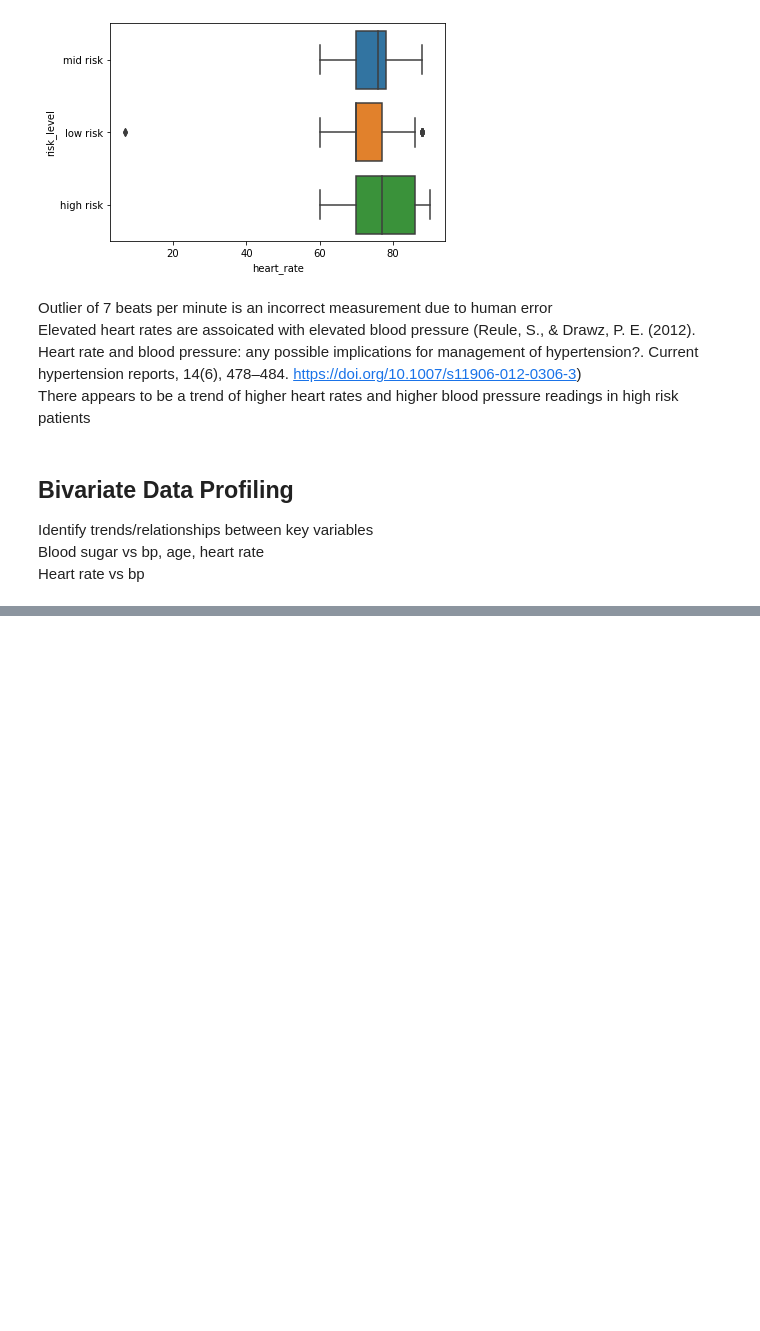
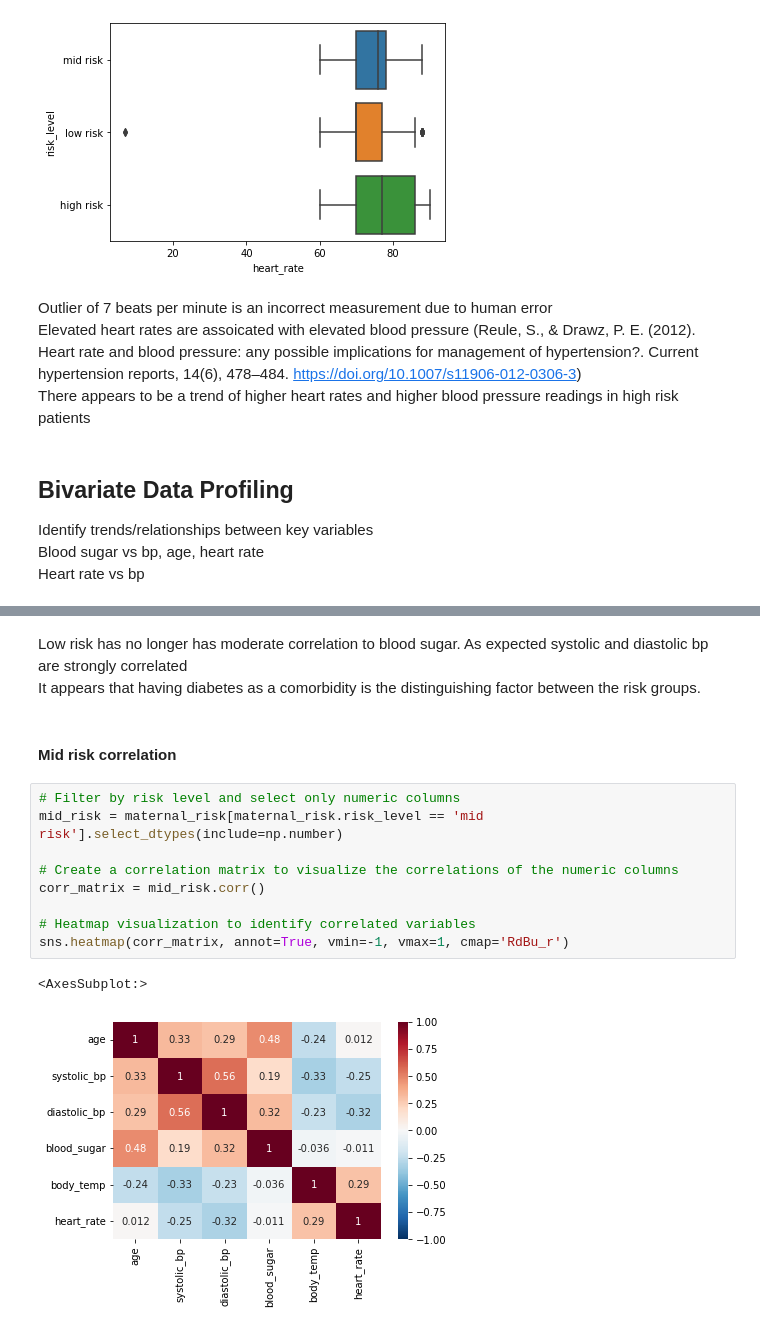
Before and after one commit to Fullcure3/maternal_risk, a Jupyter notebook: maternal_risk.ipynb, the cells around one changed output, grey strips where cells are left out. Drawn from its saved outputs; the diff is of its cells as text; blank space fills up the shorter version.

```diff
--- a/maternal_risk.ipynb
+++ b/maternal_risk.ipynb
@@ -247,0 +282,17 @@ Heart rate vs bp
+# %% [markdown]
+Low risk has no longer has moderate correlation to blood sugar. As expected systolic and diastolic bp are strongly correlated<br>
+It appears that having diabetes as a comorbidity is the distinguishing factor between the risk groups.
+# %% [markdown]
+#### Mid risk correlation
+# %%
+# Filter by risk level and select only numeric columns
+mid_risk = maternal_risk[maternal_risk.risk_level == 'mid risk'].select_dtypes(include=np.number)
+
+# Create a correlation matrix to visualize the correlations of the numeric columns
+corr_matrix = mid_risk.corr()
+
+# Heatmap visualization to identify correlated variables
+sns.heatmap(corr_matrix, annot=True, vmin=-1, vmax=1, cmap='RdBu_r')
+# %% [output]
+<AxesSubplot:>
+[figure, added]
```
Also changed, not shown: parts of 14 cells of this notebook.
